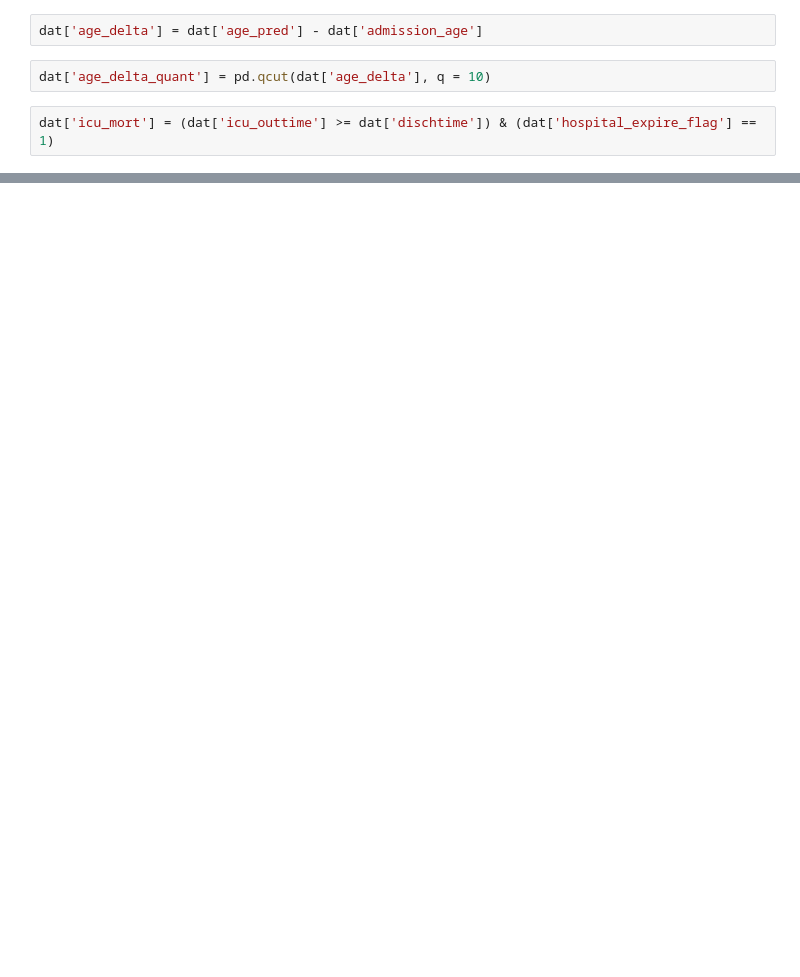
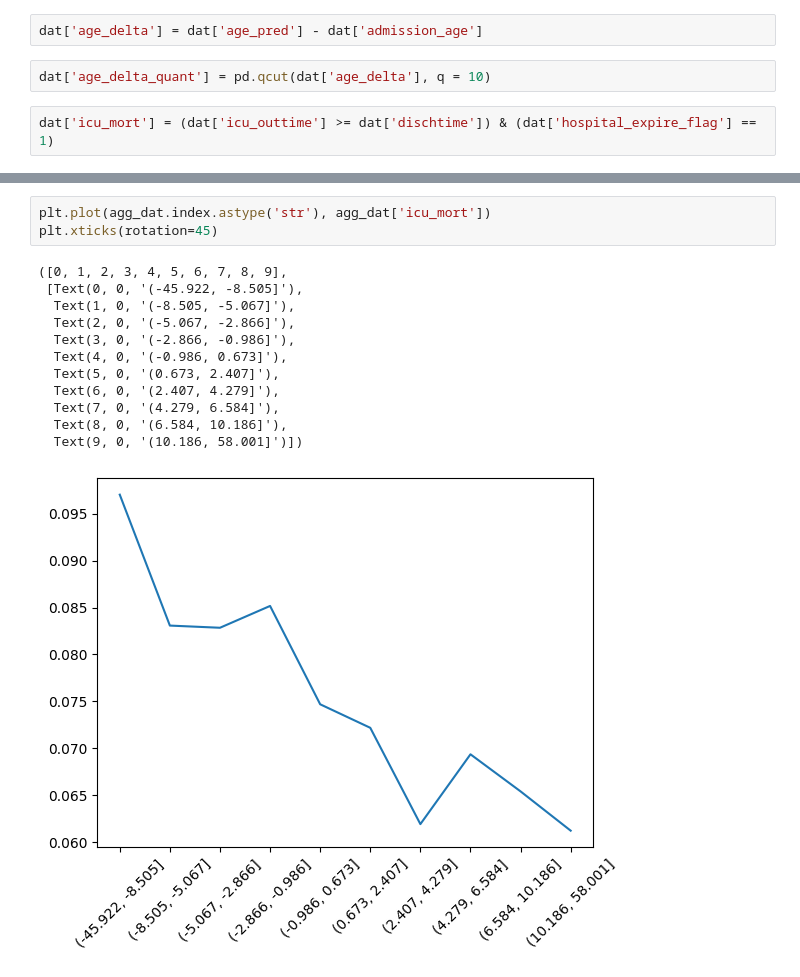
Before and after one commit to ajb5d/ds6050_ecg, a Jupyter notebook: test_age_to_mort.ipynb, the cells around one changed output, grey strips where cells are left out. Drawn from its saved outputs; the diff is of its cells as text; blank space fills up the shorter version.

```diff
--- a/test_age_to_mort.ipynb
+++ b/test_age_to_mort.ipynb
@@ -48,0 +52,16 @@ dat.groupby('age_delta_quant').agg({'hospital_expire_flag': 'mean', 'icu_mort':
+# %%
+plt.plot(agg_dat.index.astype('str'), agg_dat['icu_mort'])
+plt.xticks(rotation=45)
+# %% [output]
+([0, 1, 2, 3, 4, 5, 6, 7, 8, 9],
+ [Text(0, 0, '(-45.922, -8.505]'),
+  Text(1, 0, '(-8.505, -5.067]'),
+  Text(2, 0, '(-5.067, -2.866]'),
+  Text(3, 0, '(-2.866, -0.986]'),
+  Text(4, 0, '(-0.986, 0.673]'),
+  Text(5, 0, '(0.673, 2.407]'),
+  Text(6, 0, '(2.407, 4.279]'),
+  Text(7, 0, '(4.279, 6.584]'),
+  Text(8, 0, '(6.584, 10.186]'),
+  Text(9, 0, '(10.186, 58.001]')])
+[figure, added]
```
Also changed, not shown: parts of 4 cells of this notebook, 2 other files.
